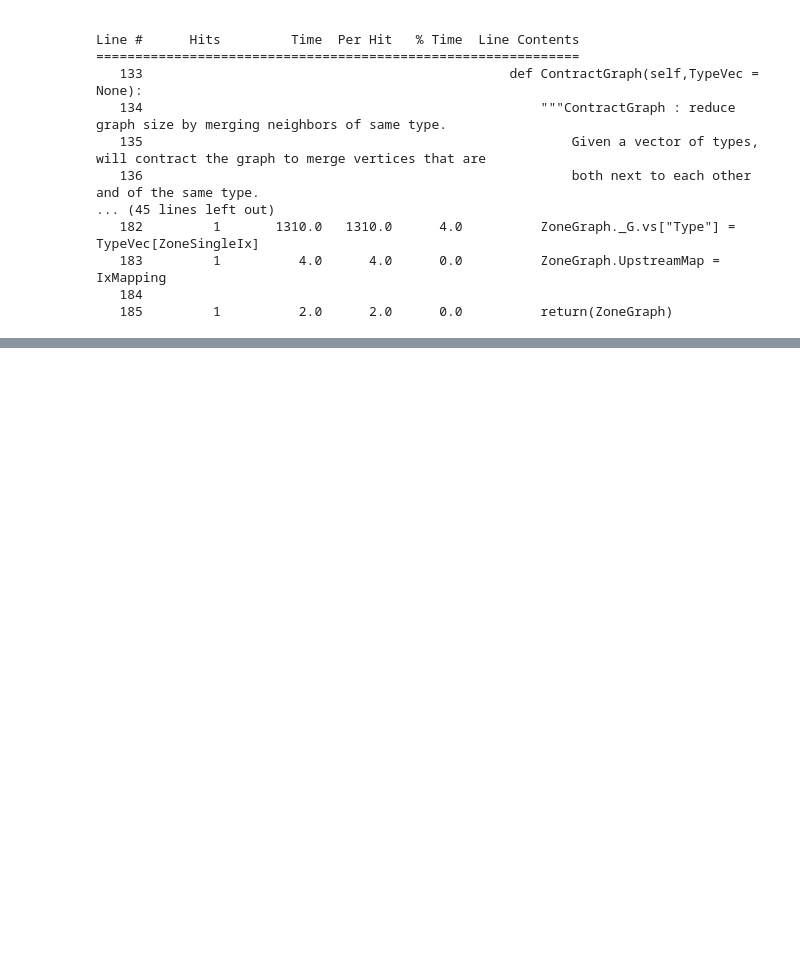
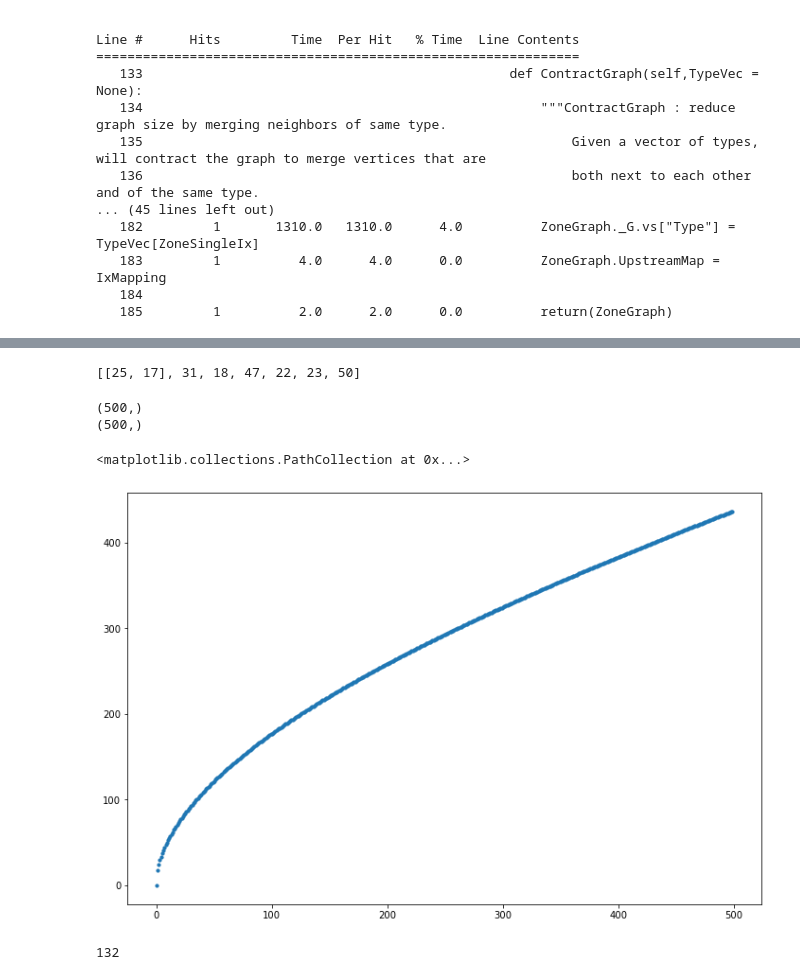
Before and after one commit to wollmanlab/dredFISH, a Jupyter notebook: dredFISH/Python/Analysis/Graph/TestClustering_11182021.ipynb, the cells around one changed output, grey strips where cells are left out. Cells and saved outputs as stored; diff of their text form; code cells hidden in the pictures; blank space fills up the shorter version.

```diff
--- a/dredFISH/Python/Analysis/Graph/TestClustering_11182021.ipynb
+++ b/dredFISH/Python/Analysis/Graph/TestClustering_11182021.ipynb
@@ -141,0 +136,21 @@ ax[2].scatter(x=Sz,y=TE2,s=10)
+# %%
+g.vs["age"]
+# %% [output]
+[[25, 17], 31, 18, 47, 22, 23, 50]
+# %%
+from sklearn.neighbors import NearestNeighbors
+nbrs = NearestNeighbors(n_neighbors=500, algorithm='auto').fit(TG.XY)
+# %%
+distances, indices = nbrs.kneighbors(TG.XY)
+# %%
+avgdst = np.mean(distances,axis=0)
+avgsz = np.arange(nbrs.n_neighbors)
+# %% [output]
+(500,)
+(500,)
+# %%
+fig,ax=plt.subplots(figsize=(12,8))
+plt.scatter(x=avgsz,y=avgdst,s=10)
+# %% [output]
+<matplotlib.collections.PathCollection at 0x...>
+[figure, added]
@@ -141,0 +171,11 @@ ax[2].scatter(x=Sz,y=TE2,s=10)
+# %%
+def table(V,cat):
+    unq,freq = np.unique(TG.Type,return_counts = True)
+    F = np.zeros(len(cat))
+
+
+
+unq,Freq =
+Freq = Freq / sum(Freq)
+# %% [output]
+132
```
Also changed, not shown: parts of 10 cells of this notebook, 1 other file.
